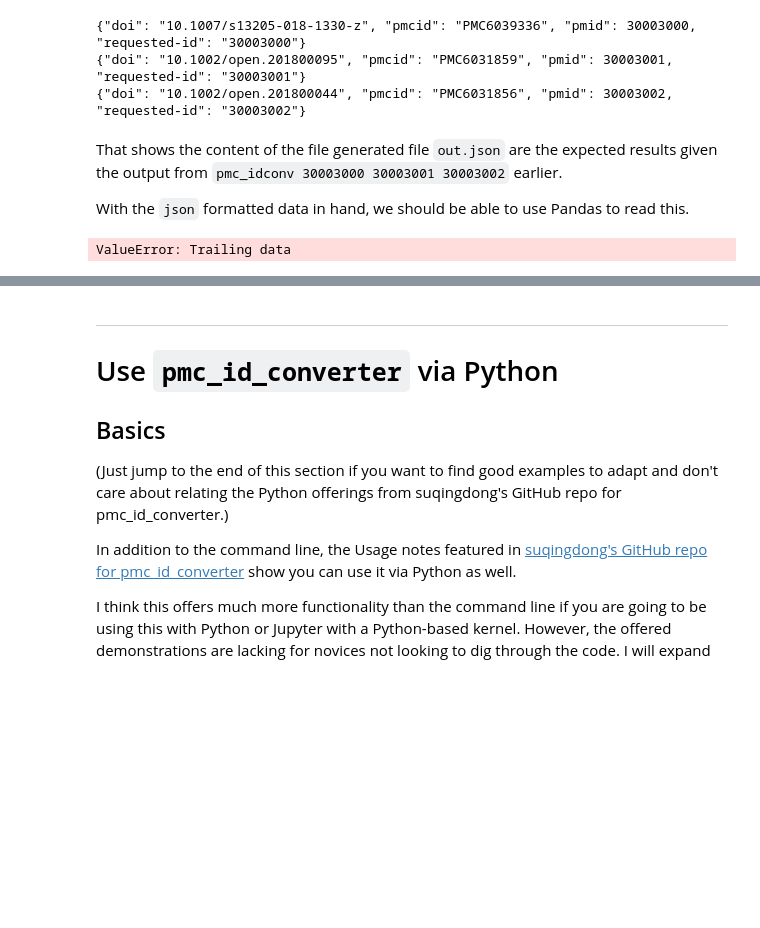
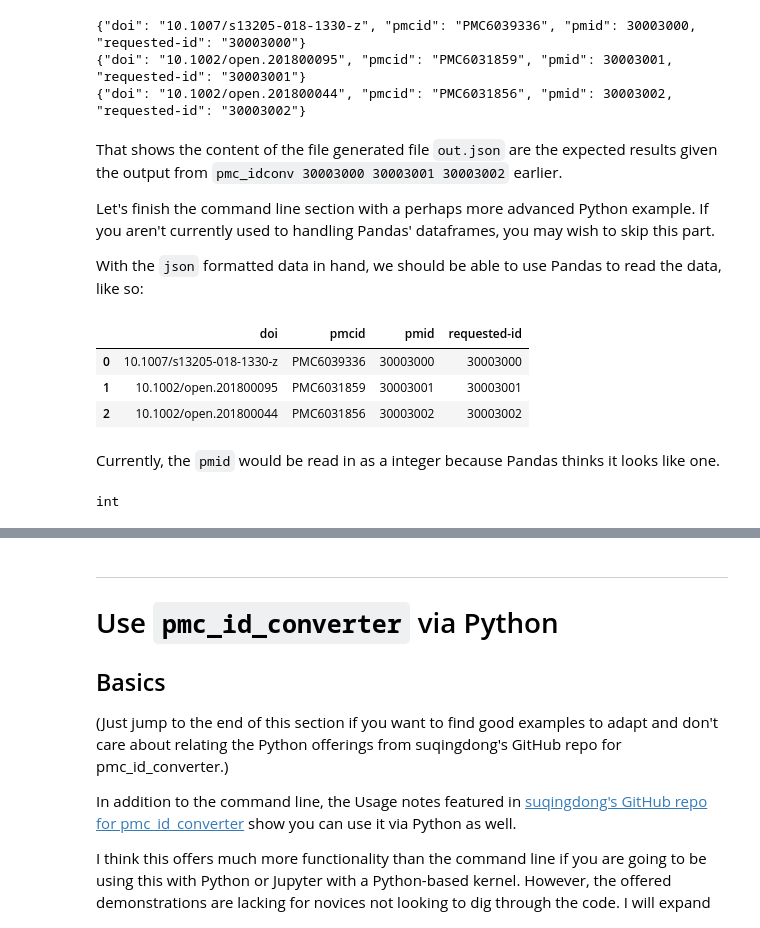
Before and after one commit to fomightez/pmc_id_converter_demo-binder, a Jupyter notebook: Demonstrate pmc_id_converter.ipynb, the cells around one changed output, grey strips where cells are left out. Drawn from its saved outputs; the diff is of its cells as text; code cells hidden in the pictures; blank space fills up the shorter version.

Commit message:
add reading the out.json from command line into Pandas

```diff
--- a/Demonstrate pmc_id_converter.ipynb
+++ b/Demonstrate pmc_id_converter.ipynb
@@ -83,10 +83,21 @@ Run the next command to demonstrate the last example worked:
 # %% [markdown]
 That shows the content of the file generated file `out.json` are the expected results given the output from `pmc_idconv 30003000 30003001 30003002` earlier.
 
-With the `json` formatted data in hand, we should be able to use Pandas to read this.
+Let's finish the command line section with a perhaps more advanced Python example. If you aren't currently used to handling Pandas' dataframes, you may wish to skip this part.
+
+With the `json` formatted data in hand, we should be able to use Pandas to read the data, like so:
 # %%
 import pandas as pd
-import numpy as np
-df_cl = pd.read_json("out.json")
+df_cl = pd.read_json("out.json", lines=True)
+df_cl
 # %% [output]
-ValueError: Trailing data
+|  | doi | pmcid | pmid | requested-id |
+| 0 | 10.1007/s13205-018-1330-z | PMC6039336 | 30003000 | 30003000 |
+| 1 | 10.1002/open.201800095 | PMC6031859 | 30003001 | 30003001 |
+| 2 | 10.1002/open.201800044 | PMC6031856 | 30003002 | 30003002 |
+# %% [markdown]
+Currently, the `pmid` would be read in as a integer because Pandas thinks it looks like one.
+# %%
+type(df_cl.pmid.to_list()[0])
+# %% [output]
+int
```
Also changed, not shown: parts of 26 cells of this notebook.
